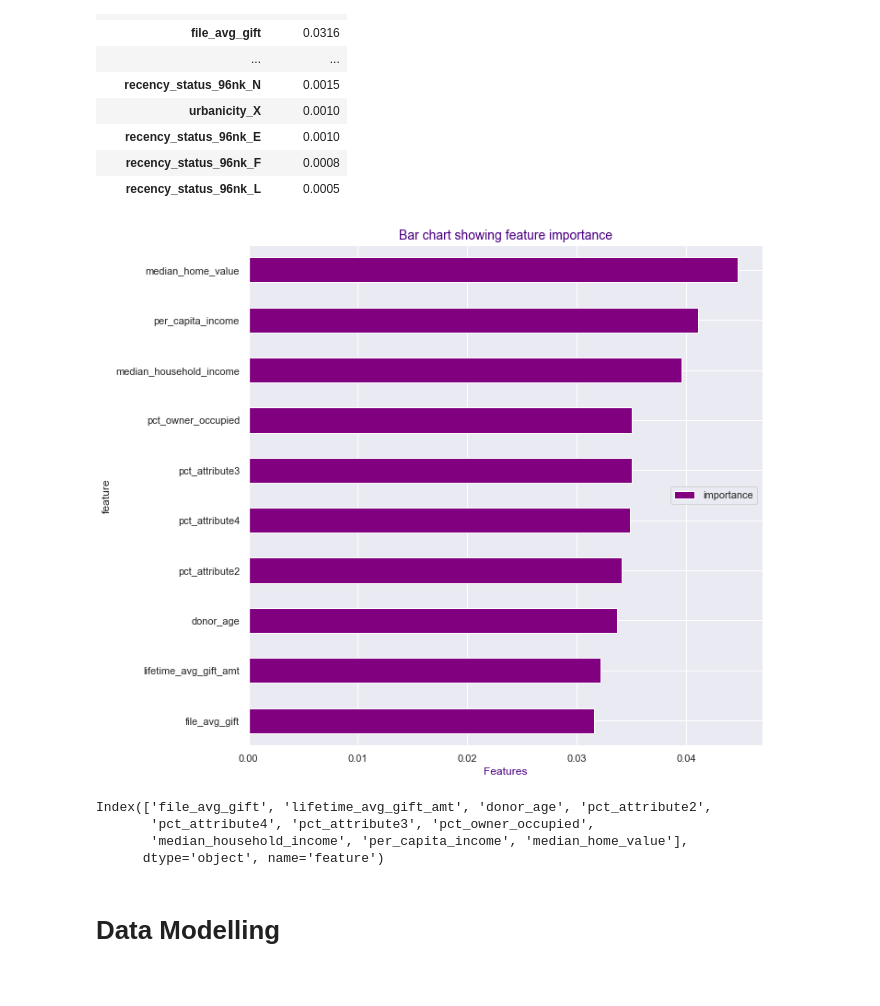
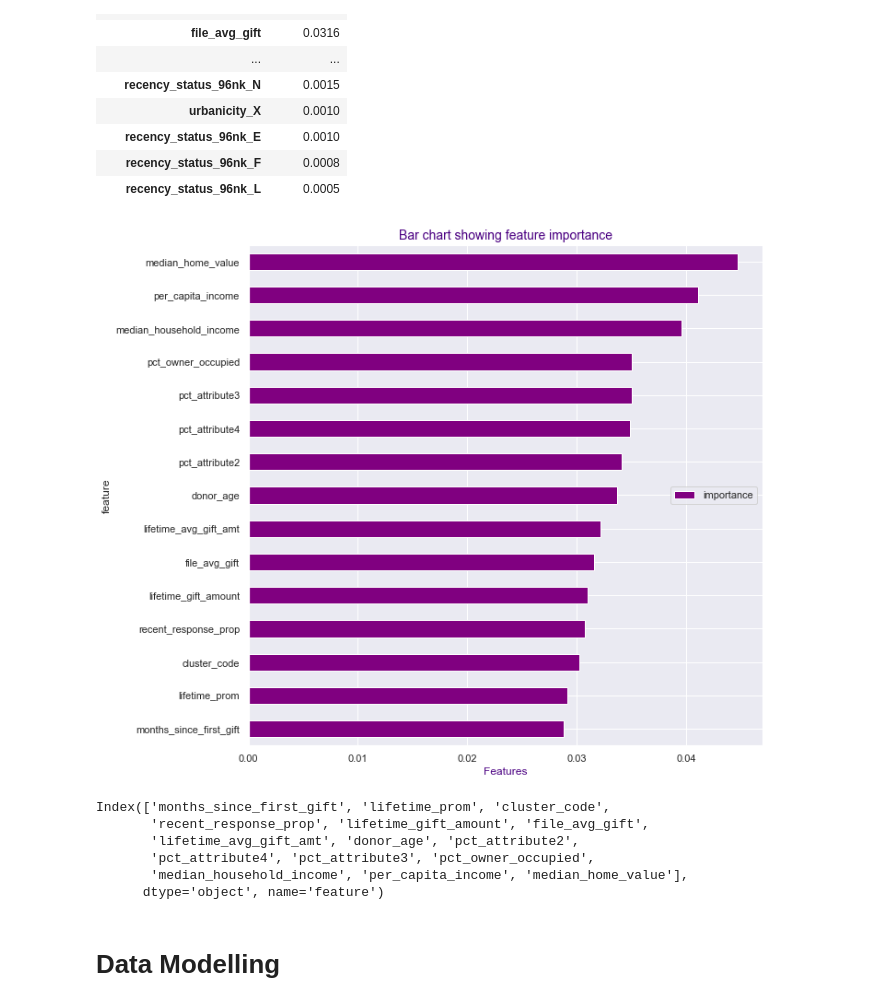
Before and after one commit to jindukwentua/Applying-Machine-Learning-to-Charity-donations, a Jupyter notebook: notebook/classification_model.ipynb, the cells around one changed output. Cells and saved outputs as stored; diff of their text form; code cells hidden in the pictures.

```diff
--- a/notebook/classification_model.ipynb
+++ b/notebook/classification_model.ipynb
@@ -581,18 +581,20 @@ impo_df
 # %%
 # Creating a bar chart of feature importance in descending order
 #
-impo_df = impo_df[:10].sort_values(by = 'importance', ascending = True)
+impo_df = impo_df[:15].sort_values(by = 'importance', ascending = True)
 impo_df.plot(kind = 'barh', figsize = (10, 10), color = 'purple')
 plt.legend(loc = 'center right')
 plt.title('Bar chart showing feature importance', color = 'indigo', fontsize = 14)
 plt.xlabel('Features', fontsize = 12, color = 'indigo')
 plt.show()
 # %% [output]
-[figure, old version]
+[figure, new version]
 # %%
 impo_df.index
 # %% [output]
-Index(['file_avg_gift', 'lifetime_avg_gift_amt', 'donor_age', 'pct_attribute2',
+Index(['months_since_first_gift', 'lifetime_prom', 'cluster_code',
+       'recent_response_prop', 'lifetime_gift_amount', 'file_avg_gift',
+       'lifetime_avg_gift_amt', 'donor_age', 'pct_attribute2',
        'pct_attribute4', 'pct_attribute3', 'pct_owner_occupied',
        'median_household_income', 'per_capita_income', 'median_home_value'],
       dtype='object', name='feature')
```
Also changed, not shown: parts of 25 cells of this notebook, 3 other files.
